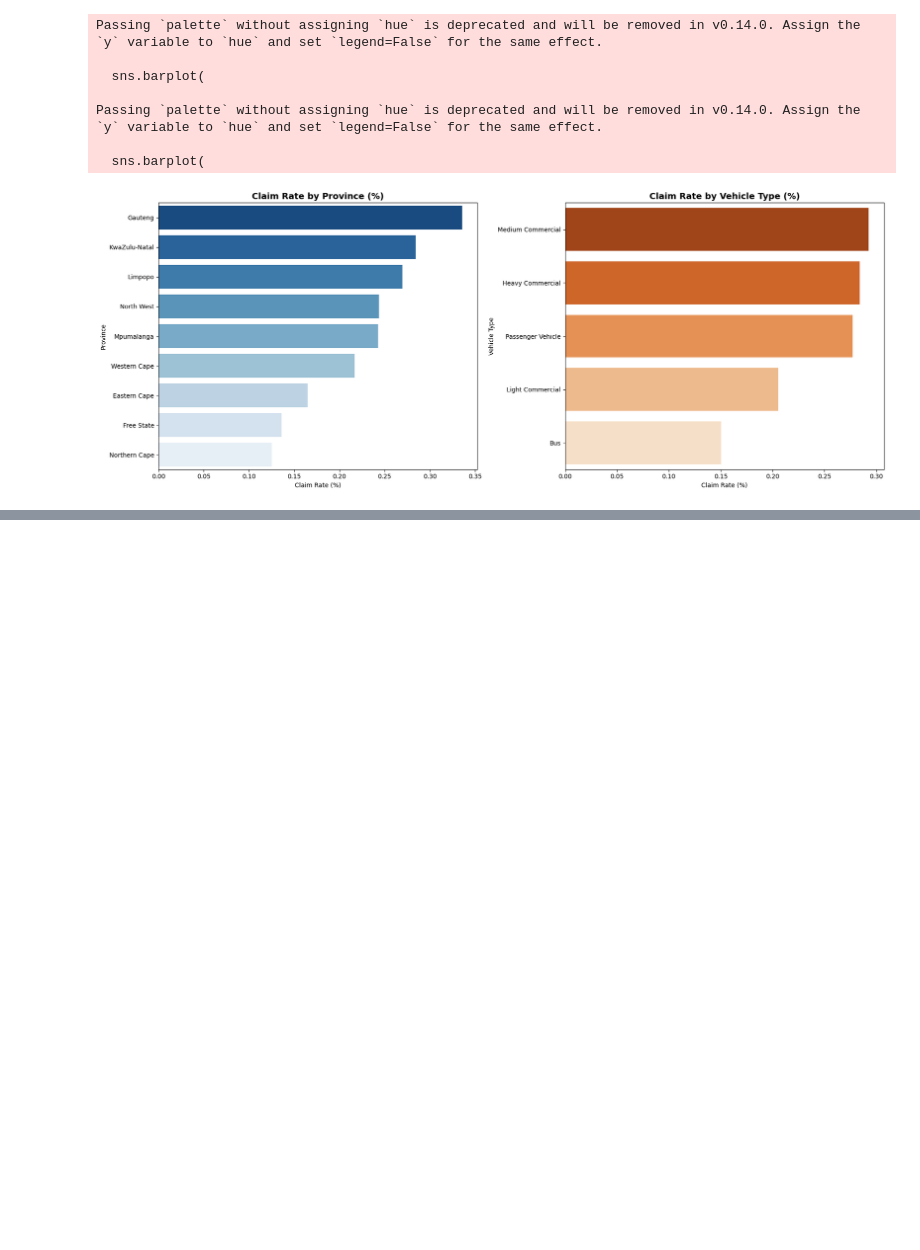
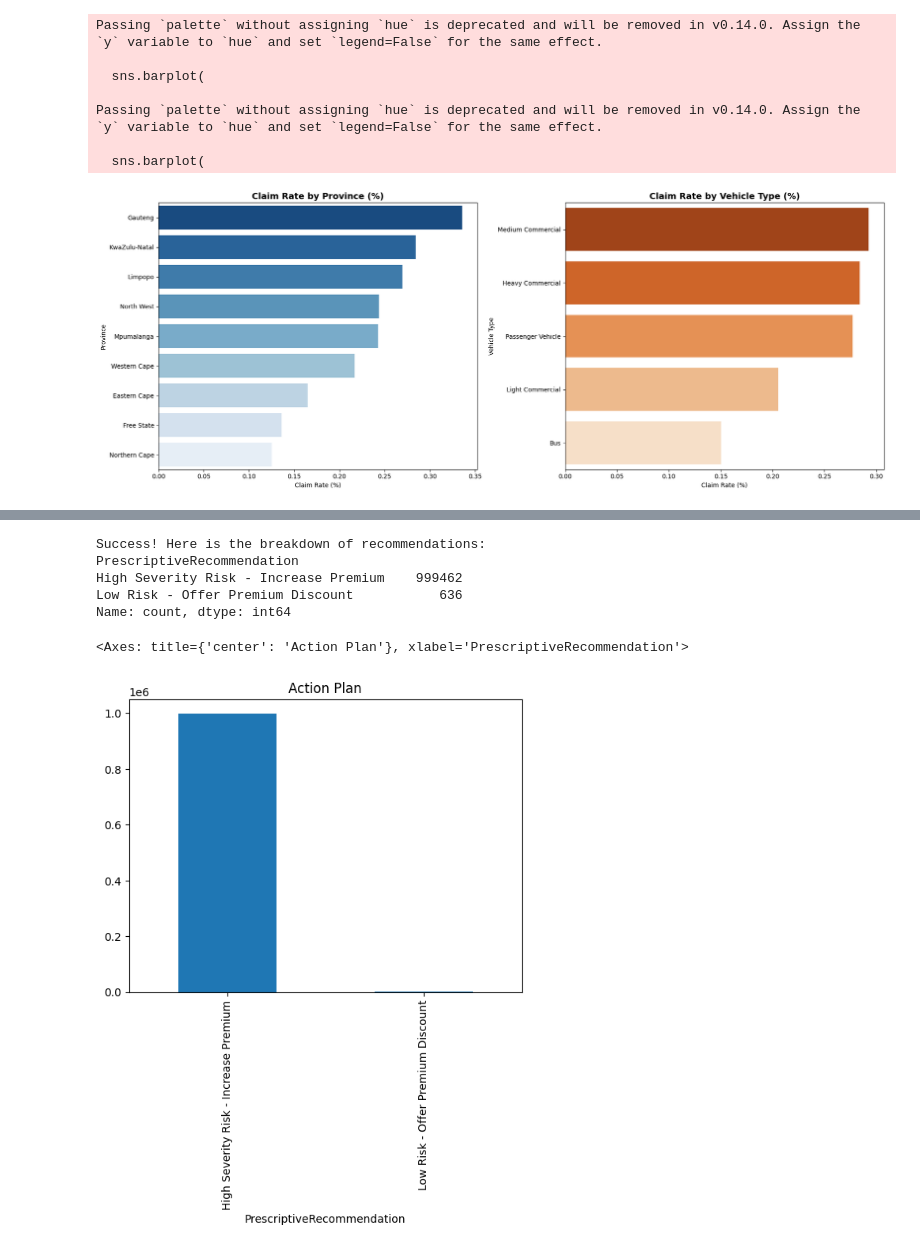
Before and after one commit to edent4313-star/insurance-risk-analytics, a Jupyter notebook: notebooks/Task_1.ipynb, the cells around one changed output, grey strips where cells are left out. Saved outputs shown, nothing was run; the diff lists cells and outputs as text; code cells hidden in the pictures; blank space fills up the shorter version.

```diff
--- a/notebooks/Task_1.ipynb
+++ b/notebooks/Task_1.ipynb
@@ -614,0 +1272,16 @@ plt.show()
+# %%
+# 1. Prepare
+X, y_clf, y_reg, feat_names = prepare_model_data(df)
+
+# 2. Run Classification (Will they claim?)
+clf_model, X_test_c, y_test_c, y_pred_c, acc = train_claim_classifier(X, y_clf)
+print(f"Classification Accuracy: {acc:.4f}")
+
+# 3. Run Severity Regression (How much?)
+sev_model, X_test_s, y_test_s, y_pred_s, rmse, r2 = train_severity_model(X, y_reg)
+
+if sev_model:
+    print(f"Severity Model RMSE: {rmse:,.2f}")
+    print(f"Severity Model R²: {r2:.4f}")
+else:
+    print(rmse) # Prints the error message if not enough data
@@ -614,0 +1357,35 @@ plt.show()
+# %%
+# 1. First, make sure the models have predicted the values we need
+# (This prevents errors inside the function)
+model_features = clf_model.feature_names_in_
+model_df['PredictedClaimProb'] = clf_model.predict_proba(model_df[model_features])[:, 1]
+model_df['PredictedClaimSeverity'] = sev_model.predict(model_df[model_features])
+
+# 2. Define the logic
+def prescriptive_action(row):
+    if row['PredictedClaimProb'] > 0.40:
+        return "High Risk - Underwriting Review"
+    elif row['PredictedClaimSeverity'] > 10000:
+        return "High Severity Risk - Increase Premium"
+    elif row['PredictedClaimProb'] < 0.10:
+        return "Low Risk - Offer Premium Discount"
+    else:
+        return "Standard Pricing"
+
+# 3. CREATE the column (The Assignment)
+model_df['PrescriptiveRecommendation'] = model_df.apply(prescriptive_action, axis=1)
+
+# 4. USE the column (This is where your KeyError was happening)
+print("Success! Here is the breakdown of recommendations:")
+print(model_df['PrescriptiveRecommendation'].value_counts())
+
+# 5. Quick Plot
+model_df['PrescriptiveRecommendation'].value_counts().plot(kind='bar', title='Action Plan')
+# %% [output]
+Success! Here is the breakdown of recommendations:
+PrescriptiveRecommendation
+High Severity Risk - Increase Premium    999462
+Low Risk - Offer Premium Discount           636
+Name: count, dtype: int64
+<Axes: title={'center': 'Action Plan'}, xlabel='PrescriptiveRecommendation'>
+[figure, added]
```
Also changed, not shown: parts of 46 cells of this notebook, 3 other files.
